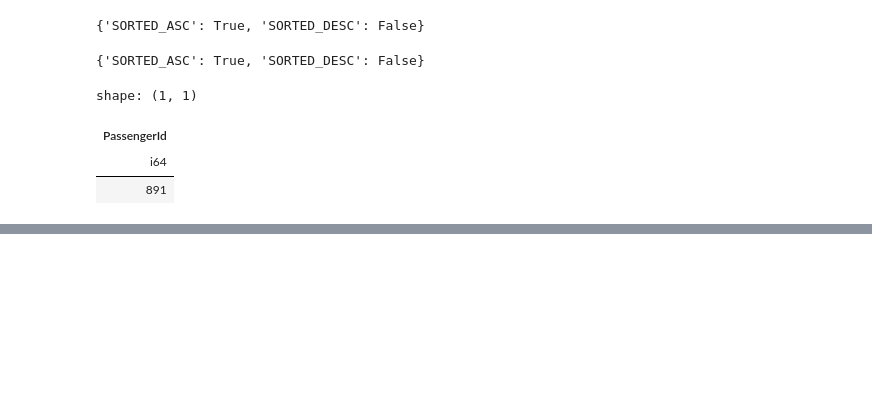
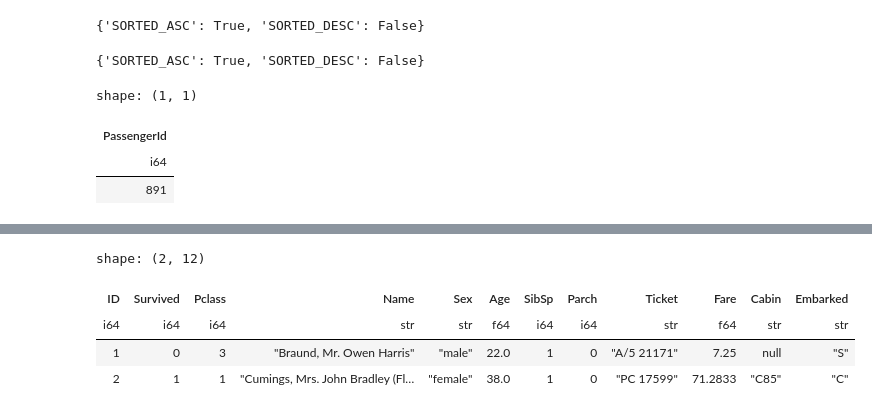
Before and after one commit to yukikitayama/data-analysis, a Jupyter notebook: polars/selecting_columns.ipynb, the cells around one changed output, grey strips where cells are left out. Cells and saved outputs as stored; diff of their text form; code cells hidden in the pictures; blank space fills up the shorter version.

```diff
--- a/polars/selecting_columns.ipynb
+++ b/polars/selecting_columns.ipynb
@@ -690,0 +701,12 @@ shape: (1, 1)
+# %%
+(
+    df
+    .rename({"PassengerId": "ID"})
+    .head(2)
+)
+# %% [output]
+shape: (2, 12)
+| ID | Survived | Pclass | Name | Sex | Age | SibSp | Parch | Ticket | Fare | Cabin | Embarked |
+| i64 | i64 | i64 | str | str | f64 | i64 | i64 | str | f64 | str | str |
+| 1 | 0 | 3 | "Braund, Mr. Owen Harris" | "male" | 22.0 | 1 | 0 | "A/5 21171" | 7.25 | null | "S" |
+| 2 | 1 | 1 | "Cumings, Mrs. John Bradley (Fl… | "female" | 38.0 | 1 | 0 | "PC 17599" | 71.2833 | "C85" | "C" |
```
Also changed, not shown: parts of 8 cells of this notebook, 1 other file.
